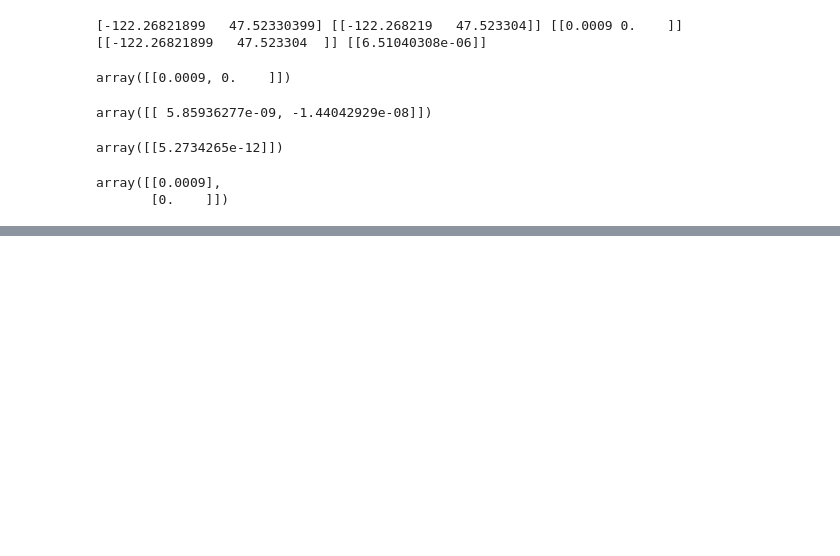
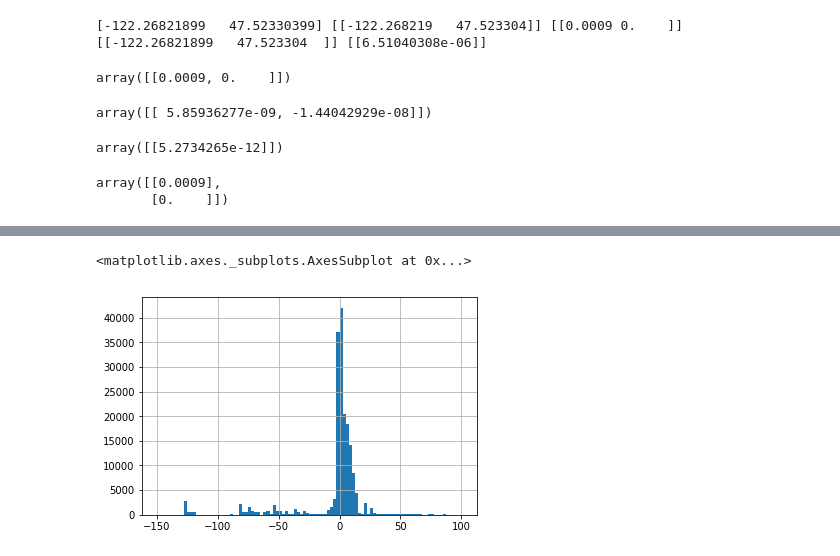
Before and after one commit to 350Seattle-Transportation-Team/gtfs-realtime, a Jupyter notebook: route_shape_process/2019_06_23_test_closest_route_point.ipynb, the cells around one changed output, grey strips where cells are left out. Saved outputs shown, nothing was run; the diff lists cells and outputs as text; code cells hidden in the pictures; blank space fills up the shorter version.

```diff
--- a/route_shape_process/2019_06_23_test_closest_route_point.ipynb
+++ b/route_shape_process/2019_06_23_test_closest_route_point.ipynb
@@ -230,0 +430,5 @@ array([[0.0009],
+# %%
+delta_df.loc[(delta_df['delta_dist']>-150) & (delta_df['delta_dist']< 100), 'delta_dist'].hist(bins=100)
+# %% [output]
+<matplotlib.axes._subplots.AxesSubplot at 0x...>
+[figure, added]
```
Also changed, not shown: parts of 33 cells of this notebook.
